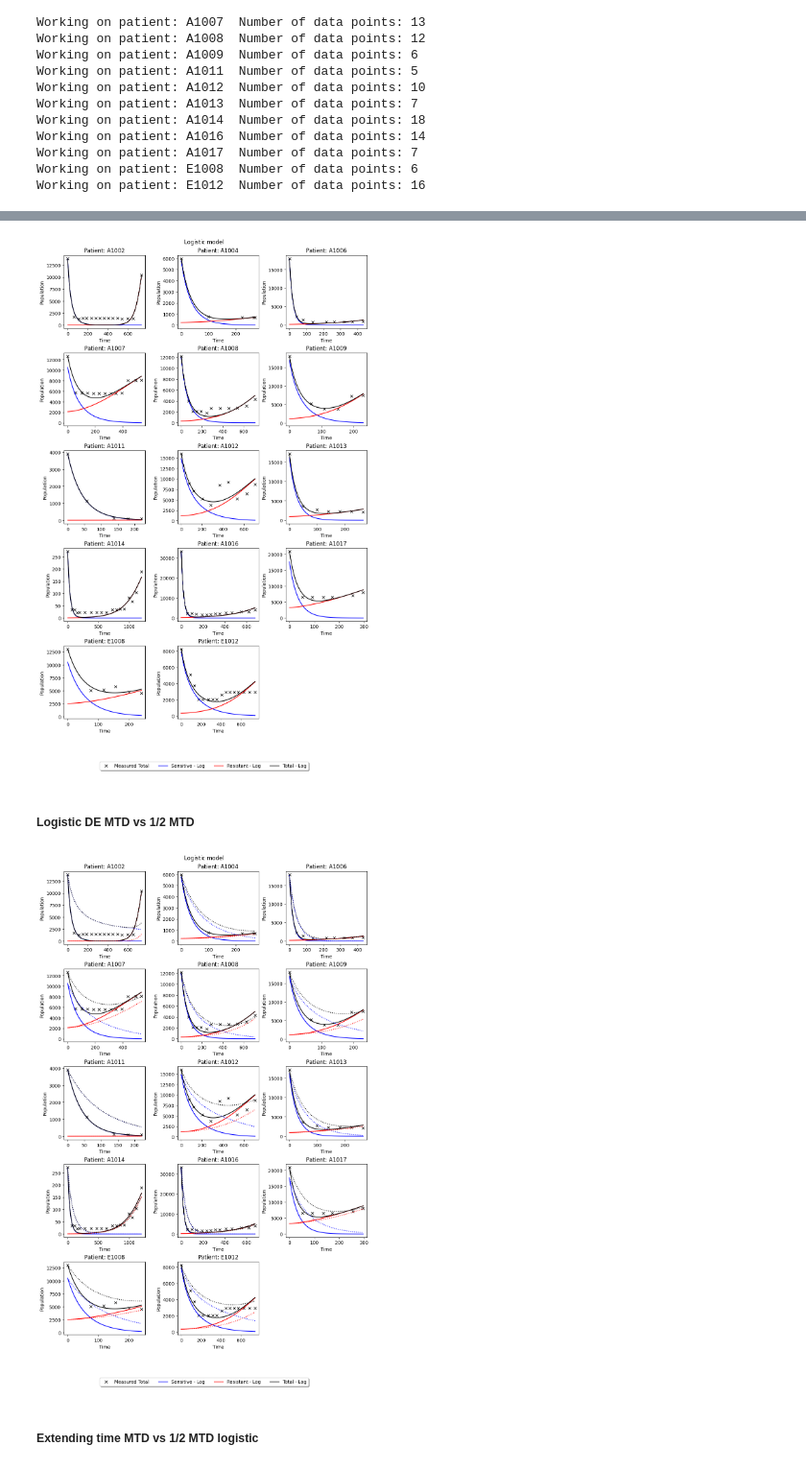
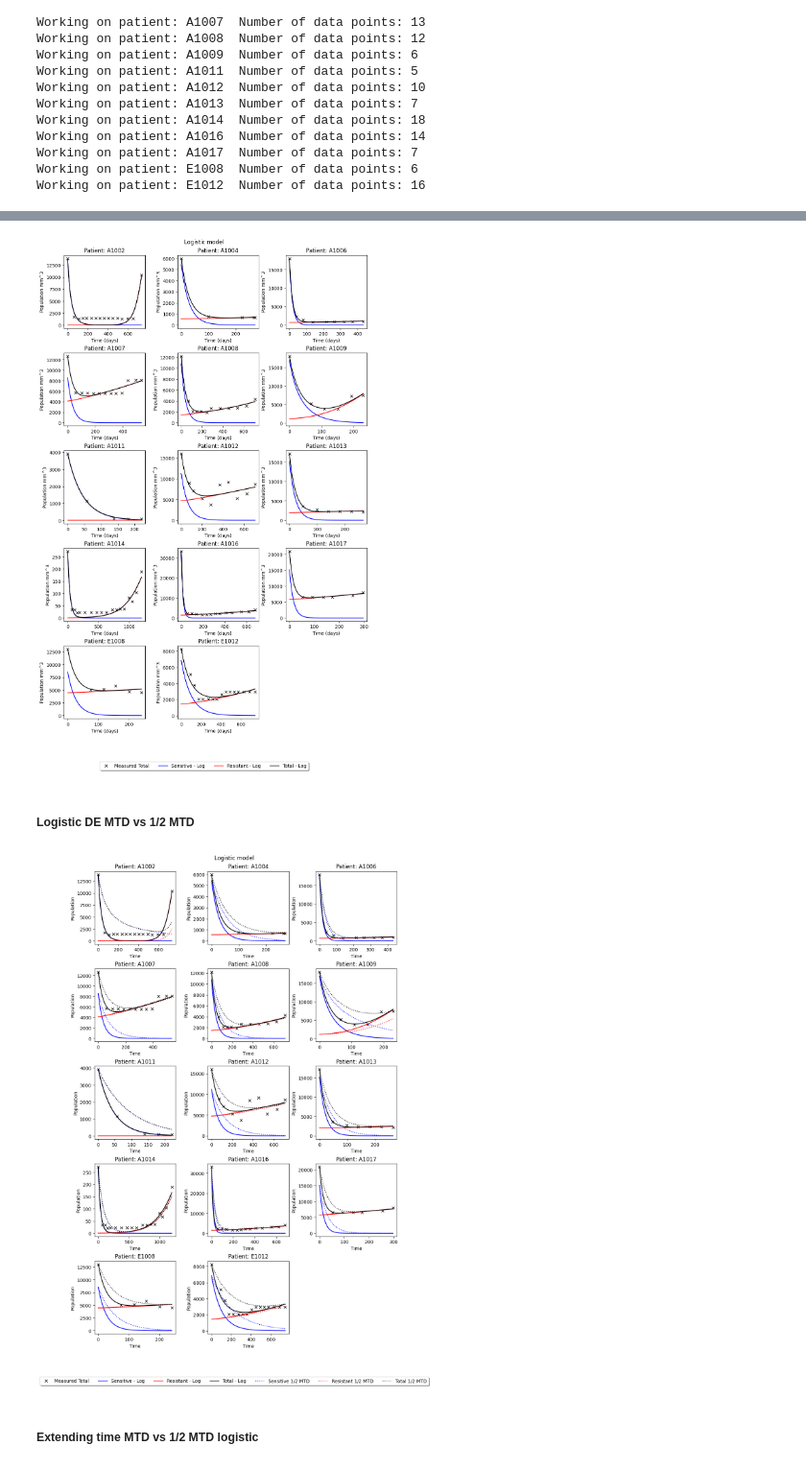
Before and after one commit to hkailas/Erlotinib, a Jupyter notebook: Erlotinib_predictions.ipynb, the cells around one changed output, grey strips where cells are left out. Shown at 96% size. Drawn from its saved outputs; the diff is of its cells as text; code cells hidden in the pictures.

Commit message:
updates
nice graphs, volume and survival in Gompertzian 2

```diff
--- a/Erlotinib_predictions.ipynb
+++ b/Erlotinib_predictions.ipynb
@@ -72,7 +72,6 @@ def cost_func_logistic(params, time, data):
 # %% [markdown]
 ##### logistic with DE
 # %%
-from scipy.optimize import differential_evolution
 unique_IDs = df.ID.unique()
 master_dictionary = {} # dictionary to store the optimized parameters for each patient
 
@@ -85,8 +84,7 @@ for id in unique_IDs:
 
     print("Working on patient:", id, " Number of data points:", len(days))
     #bounds = [(3e-2, 3e-1), (1.1*max_value, 2*max_value), (1e-2, 1e-1),(0, data[0]) # r, K, kd, spop, rpop
-    bounds = [(5e-3, 3e-1), (1.1*max_value, 2*max_value), (1e-2, 1e-1),(0, data[0]-1e-3)] # r, K, kd, spop0,
-
+    bounds = [(1e-3, 3e-1), (1.1*max_value, 2*max_value), (1e-2, 1e-1),(0, data[0]-1e-3)] # r, K, kd, spop0,
 
     # Use differential_evolution to perform a random search
     opt_result_log = differential_evolution(cost_func_logistic, bounds, args=(days, data))
@@ -156,8 +154,8 @@ for index, id in enumerate(unique_IDs, start=0):
     ax.plot(tspan, pred_data_log.sol(tspan)[0], 'b-', label='Sensitive - Log') # plot logistic model
     ax.plot(tspan, pred_data_log.sol(tspan)[1], 'r-', label='Resistant - Log')
     ax.plot(tspan, sum_pops_log, 'k-', label='Total - Log')
-    ax.set_xlabel('Time')
-    ax.set_ylabel('Population')
+    ax.set_xlabel('Time (days)')
+    ax.set_ylabel('Population mm^3')
     ax.set_title(f'Patient: {id}')
 
 for i in range(index+1, nrows*ncols):
@@ -173,7 +171,7 @@ fancybox=True, shadow=True, ncol=7)
 fig.suptitle('Logistic model')
 plt.show()
 # %% [output]
-[figure, old version]
+[figure, new version]
 # %% [markdown]
 ##### Logistic DE MTD vs 1/2 MTD
 # %%
@@ -204,7 +202,7 @@ for index, id in enumerate(unique_IDs, start=0):
 
 # half dose
     optimal_params_half = master_dictionary_copy[id]
-    init_populations_half = [optimal_params_half[3], data[0]-optimal_params_log[3]]
+    init_populations_half = [optimal_params_half[3], data[0]-optimal_params_half[3]]
 
     pred_data_half = solve_ivp(system_ode_logistic, [0,days[-1]],
                             init_populations_half, dense_output=True,
@@ -214,35 +212,39 @@ for index, id in enumerate(unique_IDs, start=0):
 
 
 #plotting
     ax = axs.flatten()[(index)%len(unique_IDs)]
 
     ax.plot(days, data, 'kx', label='Measured Total') # plot data points
     ax.plot(tspan, pred_data_log.sol(tspan)[0], 'b-', label='Sensitive - Log') # plot logistic model
     ax.plot(tspan, pred_data_log.sol(tspan)[1], 'r-', label='Resistant - Log')
     ax.plot(tspan, sum_pops_log, 'k-', label='Total - Log')
 
      # plot with half medication
     ax.plot(tspan, pred_data_half.sol(tspan)[0], 'b:', label='Sensitive 0.5*MTD')
     ax.plot(tspan, pred_data_half.sol(tspan)[1], 'r:', label='Resistant 0.5*MTD')
     ax.plot(tspan, sum_pops_half, 'k:', label='Total 0.5*MTD')
     ax.set_xlabel('Time')
     ax.set_ylabel('Population')
     ax.set_title(f'Patient: {id}')
 
 for i in range(index+1, nrows*ncols):
     axs.flatten()[i].axis('off') #hide empty subplots
 
 legend_elements = [Line2D([0], [0], marker='x', color='k', label='Measured Total', linestyle='None'),
                    Line2D([0], [0], color='b', label='Sensitive - Log'),
                    Line2D([0], [0], color='r', label='Resistant - Log'),
-                   Line2D([0], [0], color='k', linestyle= '-' ,label='Total - Log'),]
+                   Line2D([0], [0], color='k', linestyle= '-' ,label='Total - Log'),
+                    Line2D([0], [0], color='b', linestyle=':', label='Sensitive 1/2 MTD'),
+                   Line2D([0], [0], color='r', linestyle=':', label='Resistant 1/2 MTD'),
+                   Line2D([0], [0], color='k', linestyle= ':' ,label='Total 1/2 MTD'),
+                   ]
 
 fig.legend(handles=legend_elements, loc='upper center', bbox_to_anchor=(0.5, -0.05),
 fancybox=True, shadow=True, ncol=7)
 fig.suptitle('Logistic model')
 plt.show()
 # %% [output]
-[figure, old version]
+[figure, new version]
 # %% [markdown]
 ##### Extending time MTD vs 1/2 MTD logistic
 # %%
```
Also changed, not shown: parts of 5 cells of this notebook, 4 other files.
